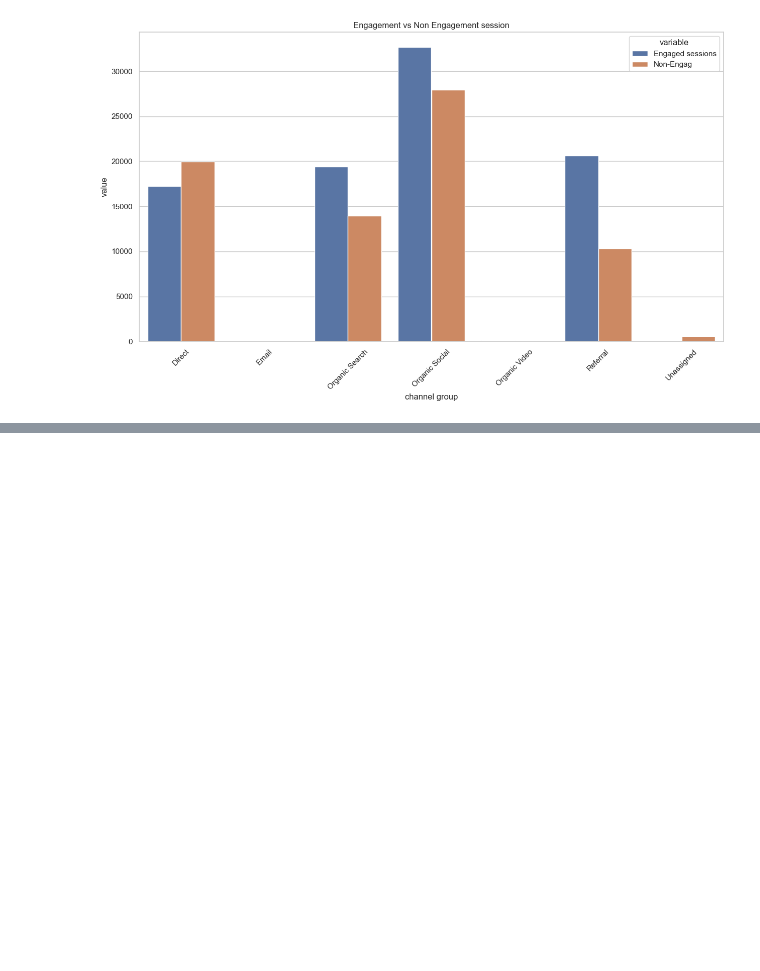
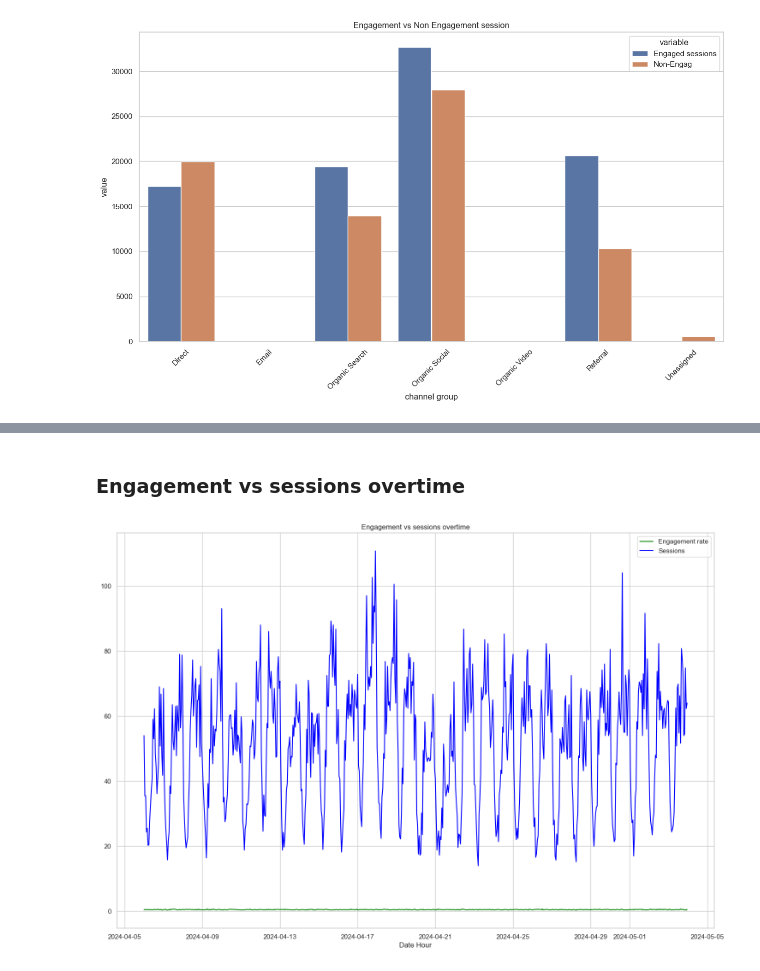
Before and after one commit to Muhammad361738/Data-science-ned, a Jupyter notebook: website-analysis-project/web_analysis.ipynb, the cells around one changed output, grey strips where cells are left out. Cells and saved outputs as stored; diff of their text form; code cells hidden in the pictures; blank space fills up the shorter version.

```diff
--- a/website-analysis-project/web_analysis.ipynb
+++ b/website-analysis-project/web_analysis.ipynb
@@ -184,0 +199,15 @@ df.head()
+# %% [markdown]
+### Engagement vs sessions overtime
+# %%
+df_plot = df.groupby("Datehour")[["Engagement rate","Sessions"]].mean().reset_index()
+
+plt.figure(figsize=(18,12))
+plt.plot(df_plot["Datehour"] , df_plot["Engagement rate"] , label = "Engagement rate", color = "green")
+plt.plot(df_plot["Datehour"] , df_plot["Sessions"] , label = "Sessions", color = "blue")
+plt.title(" Engagement vs sessions overtime ")
+plt.xlabel("Date Hour")
+plt.grid(True)
+plt.legend()
+plt.show()
+# %% [output]
+[figure, added]
```
Also changed, not shown: parts of 3 cells of this notebook, 1 other file.
